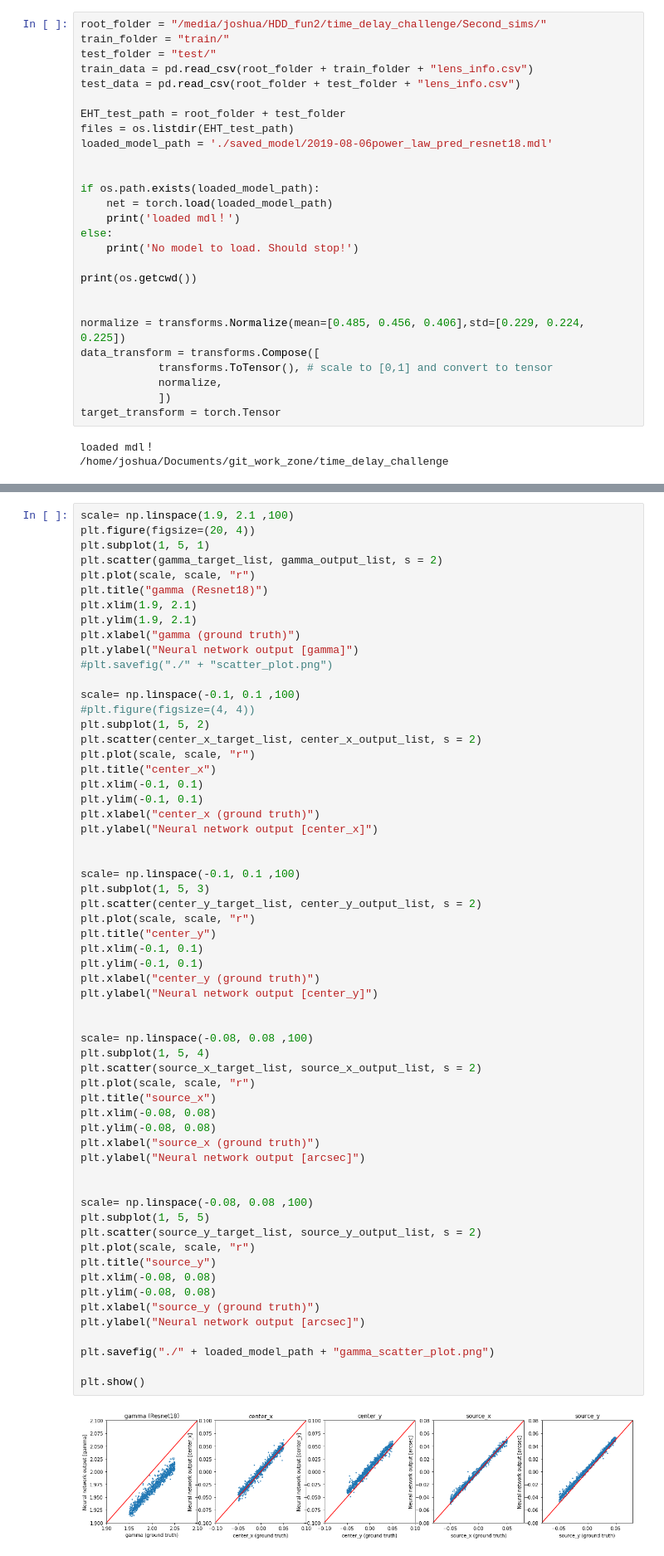
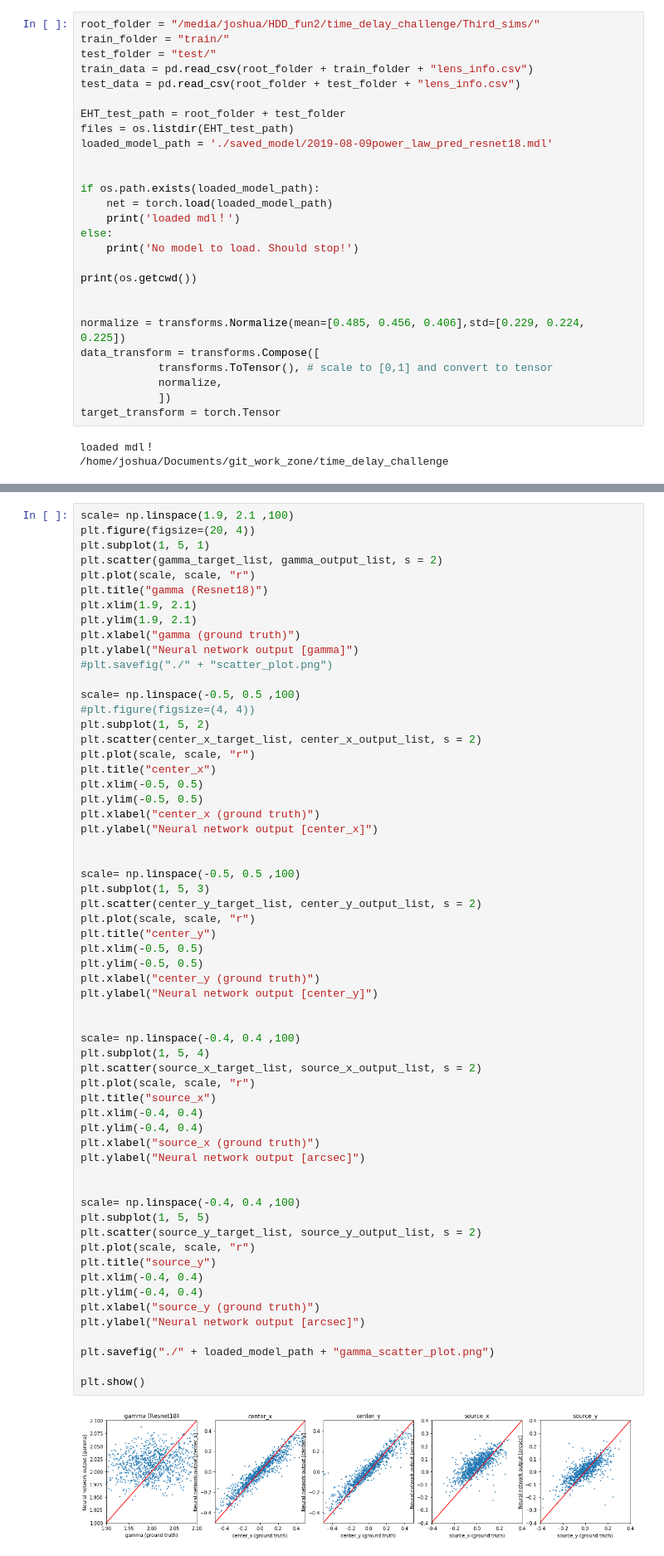
Before and after one commit to jiwoncpark/h0rton, a Jupyter notebook: Visiualizing_Neural_Networks_result.ipynb, the cells around one changed output, grey strips where cells are left out. Shown: that part at 83% size. Cells and saved outputs as stored; diff of their text form.

Commit message:
Third sims training result

```diff
--- a/Visiualizing_Neural_Networks_result.ipynb
+++ b/Visiualizing_Neural_Networks_result.ipynb
@@ -21,7 +21,7 @@ import gc
 import datetime
 from tensorboardX import SummaryWriter
 # %%
-root_folder = "/media/joshua/HDD_fun2/time_delay_challenge/Second_sims/"
+root_folder = "/media/joshua/HDD_fun2/time_delay_challenge/Third_sims/"
 train_folder = "train/"
 test_folder = "test/"
 train_data = pd.read_csv(root_folder + train_folder + "lens_info.csv")
@@ -29,7 +29,7 @@ test_data = pd.read_csv(root_folder + test_folder + "lens_info.csv")
 
 EHT_test_path = root_folder + test_folder
 files = os.listdir(EHT_test_path)
-loaded_model_path = './saved_model/2019-08-06power_law_pred_resnet18.mdl'
+loaded_model_path = './saved_model/2019-08-09power_law_pred_resnet18.mdl'
 
 
 if os.path.exists(loaded_model_path):
@@ -314,52 +314,52 @@ plt.xlabel("gamma (ground truth)")
 plt.ylabel("Neural network output [gamma]")
 #plt.savefig("./" + "scatter_plot.png")
 
-scale= np.linspace(-0.1, 0.1 ,100)
+scale= np.linspace(-0.5, 0.5 ,100)
 #plt.figure(figsize=(4, 4))
 plt.subplot(1, 5, 2)
 plt.scatter(center_x_target_list, center_x_output_list, s = 2)
 plt.plot(scale, scale, "r")
 plt.title("center_x")
-plt.xlim(-0.1, 0.1)
-plt.ylim(-0.1, 0.1)
+plt.xlim(-0.5, 0.5)
+plt.ylim(-0.5, 0.5)
 plt.xlabel("center_x (ground truth)")
 plt.ylabel("Neural network output [center_x]")
 
 
-scale= np.linspace(-0.1, 0.1 ,100)
+scale= np.linspace(-0.5, 0.5 ,100)
 plt.subplot(1, 5, 3)
 plt.scatter(center_y_target_list, center_y_output_list, s = 2)
 plt.plot(scale, scale, "r")
 plt.title("center_y")
-plt.xlim(-0.1, 0.1)
-plt.ylim(-0.1, 0.1)
+plt.xlim(-0.5, 0.5)
+plt.ylim(-0.5, 0.5)
 plt.xlabel("center_y (ground truth)")
 plt.ylabel("Neural network output [center_y]")
 
 
-scale= np.linspace(-0.08, 0.08 ,100)
+scale= np.linspace(-0.4, 0.4 ,100)
 plt.subplot(1, 5, 4)
 plt.scatter(source_x_target_list, source_x_output_list, s = 2)
 plt.plot(scale, scale, "r")
 plt.title("source_x")
-plt.xlim(-0.08, 0.08)
-plt.ylim(-0.08, 0.08)
+plt.xlim(-0.4, 0.4)
+plt.ylim(-0.4, 0.4)
 plt.xlabel("source_x (ground truth)")
 plt.ylabel("Neural network output [arcsec]")
 
 
-scale= np.linspace(-0.08, 0.08 ,100)
+scale= np.linspace(-0.4, 0.4 ,100)
 plt.subplot(1, 5, 5)
 plt.scatter(source_y_target_list, source_y_output_list, s = 2)
 plt.plot(scale, scale, "r")
 plt.title("source_y")
-plt.xlim(-0.08, 0.08)
-plt.ylim(-0.08, 0.08)
+plt.xlim(-0.4, 0.4)
+plt.ylim(-0.4, 0.4)
 plt.xlabel("source_y (ground truth)")
 plt.ylabel("Neural network output [arcsec]")
 
 plt.savefig("./" + loaded_model_path + "gamma_scatter_plot.png")
 
 plt.show()
 # %% [output]
-[figure, old version]
+[figure, new version]
```
Also changed, not shown: parts of 2 cells of this notebook, 1 other file.
